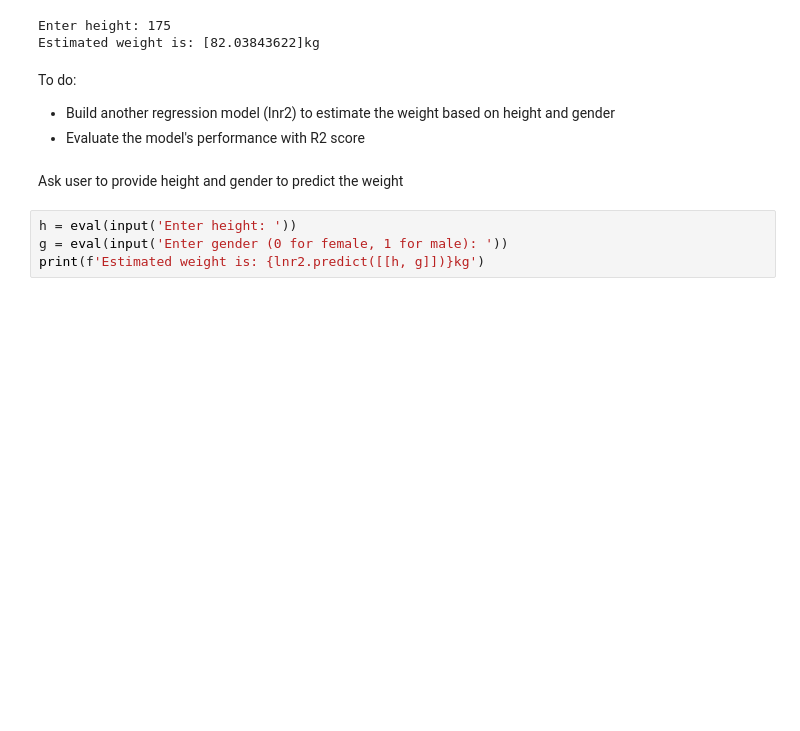
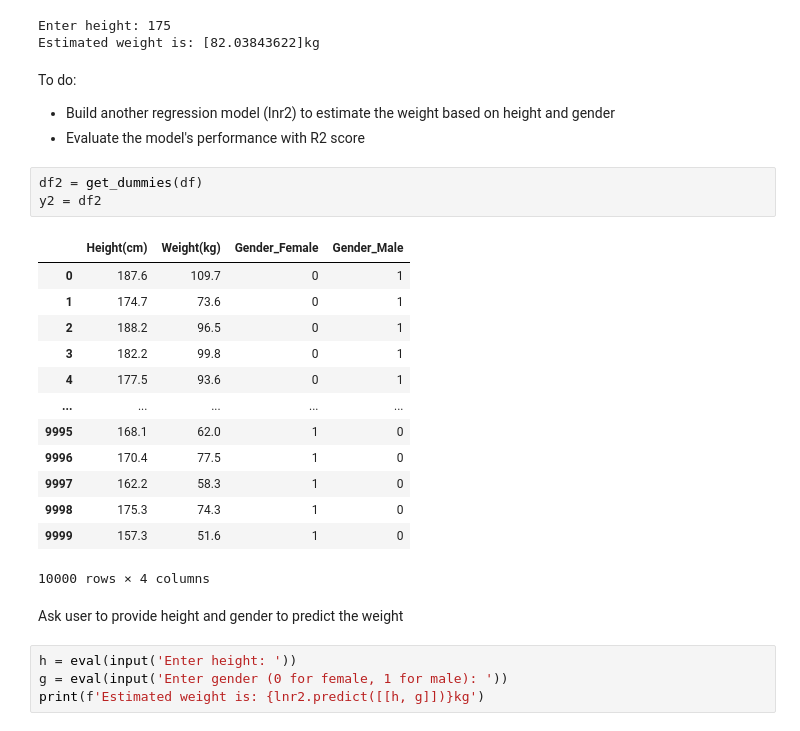
Before and after one commit to wooihaw/pai_oct2022, a Jupyter notebook: Part_3/handson_3/handson_3a.ipynb, the cells around one changed output. Cells and saved outputs as stored; diff of their text form; blank space fills up the shorter version.

```diff
--- a/Part_3/handson_3/handson_3a.ipynb
+++ b/Part_3/handson_3/handson_3a.ipynb
@@ -37,6 +37,23 @@ Estimated weight is: [82.03843622]kg
 To do:
 - Build another regression model (lnr2) to estimate the weight based on height and gender
 - Evaluate the model's performance with R2 score
+# %%
+df2 = get_dummies(df)
+y2 = df2
+# %% [output]
+|  | Height(cm) | Weight(kg) | Gender_Female | Gender_Male |
+| 0 | 187.6 | 109.7 | 0 | 1 |
+| 1 | 174.7 | 73.6 | 0 | 1 |
+| 2 | 188.2 | 96.5 | 0 | 1 |
+| 3 | 182.2 | 99.8 | 0 | 1 |
+| 4 | 177.5 | 93.6 | 0 | 1 |
+| ... | ... | ... | ... | ... |
+| 9995 | 168.1 | 62.0 | 1 | 0 |
+| 9996 | 170.4 | 77.5 | 1 | 0 |
+| 9997 | 162.2 | 58.3 | 1 | 0 |
+| 9998 | 175.3 | 74.3 | 1 | 0 |
+| 9999 | 157.3 | 51.6 | 1 | 0 |
+10000 rows × 4 columns
 # %% [markdown]
 Ask user to provide height and gender to predict the weight
 # %%
```
